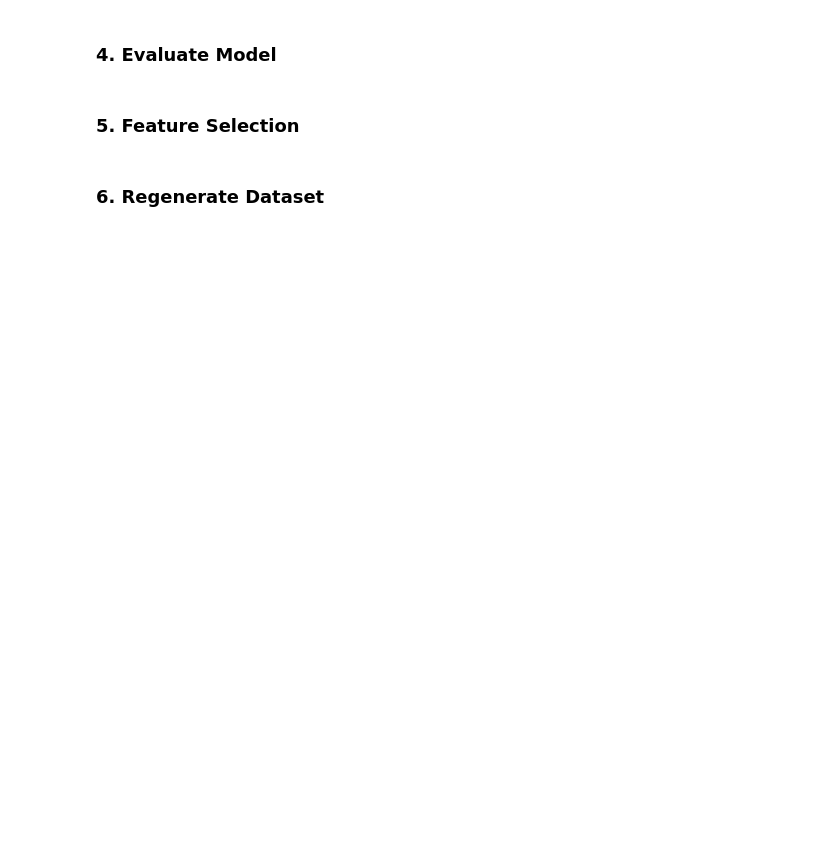
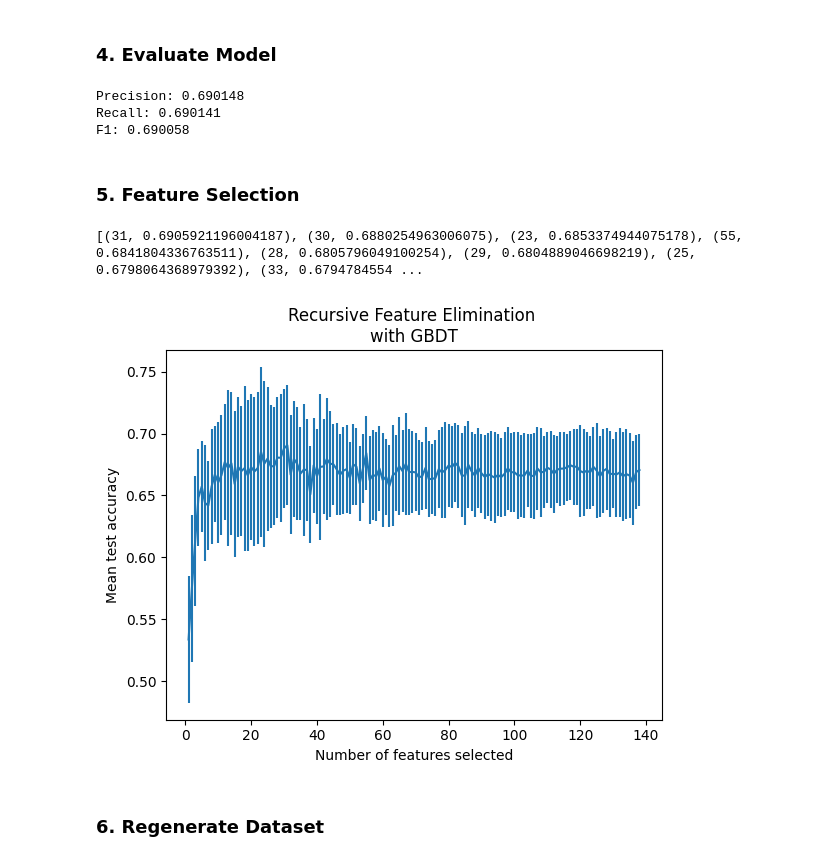
Before and after one commit to sarmigan/HEAPML, a Jupyter notebook: gbdt.ipynb, the cells around one changed output. Saved outputs shown, nothing was run; the diff lists cells and outputs as text; code cells hidden in the pictures; blank space fills up the shorter version.

```diff
--- a/gbdt.ipynb
+++ b/gbdt.ipynb
@@ -55,8 +89,12 @@ gbdt.fit(X_train, y_train)
 # %%
 y_pred = gbdt.predict(X_test)
 
-print('Precision: %.6f' % precision_score(y_test, y_pred, average='macro'))
-print('Recall: %.6f' % recall_score(y_test, y_pred, average='macro'))
-print('F1: %.6f' % f1_score(y_test, y_pred, average='macro'))
+print('Precision: %.6f' % precision_score(y_test, y_pred, average='weighted'))
+print('Recall: %.6f' % recall_score(y_test, y_pred, average='weighted'))
+print('F1: %.6f' % f1_score(y_test, y_pred, average='weighted'))
+# %% [output]
+Precision: 0.690148
+Recall: 0.690141
+F1: 0.690058
 # %% [markdown]
 ### 5. Feature Selection
@@ -98,3 +101,29 @@ print(recall_scores)
+# %%
+cv = StratifiedKFold(n_splits=10, shuffle=True, random_state=0)
+gbdt = GradientBoostingClassifier(random_state=0)
+
+rfecv = RFECV(estimator=gbdt, cv=cv, scoring="f1_weighted", n_jobs=-1)
+rfecv.fit(X_train, y_train)
+
+selected_features = rfecv.get_feature_names_out()
+
+print(list(sorted(zip(range(1, 139), rfecv.cv_results_["mean_test_score"]), key=lambda x: x[1], reverse=True))[:10])
+
+n_scores = len(rfecv.cv_results_["mean_test_score"])
+plt.figure()
+plt.xlabel("Number of features selected")
+plt.ylabel("Mean test accuracy")
+plt.errorbar(
+    range(1, n_scores + 1),
+    rfecv.cv_results_["mean_test_score"],
+    yerr=rfecv.cv_results_["std_test_score"],
+)
+plt.title("Recursive Feature Elimination \nwith GBDT")
+plt.savefig("graphs/rfecv_gbdt.png")
+plt.show()
+# %% [output]
+[(31, 0.6905921196004187), (30, 0.6880254963006075), (23, 0.6853374944075178), (55, 0.6841804336763511), (28, 0.6805796049100254), (29, 0.6804889046698219), (25, 0.6798064368979392), (33, 0.6794784554 ...
+[figure, added]
 # %% [markdown]
 ### 6. Regenerate Dataset
 # %%
```
Also changed, not shown: parts of 19 cells of this notebook, 22 other files.
